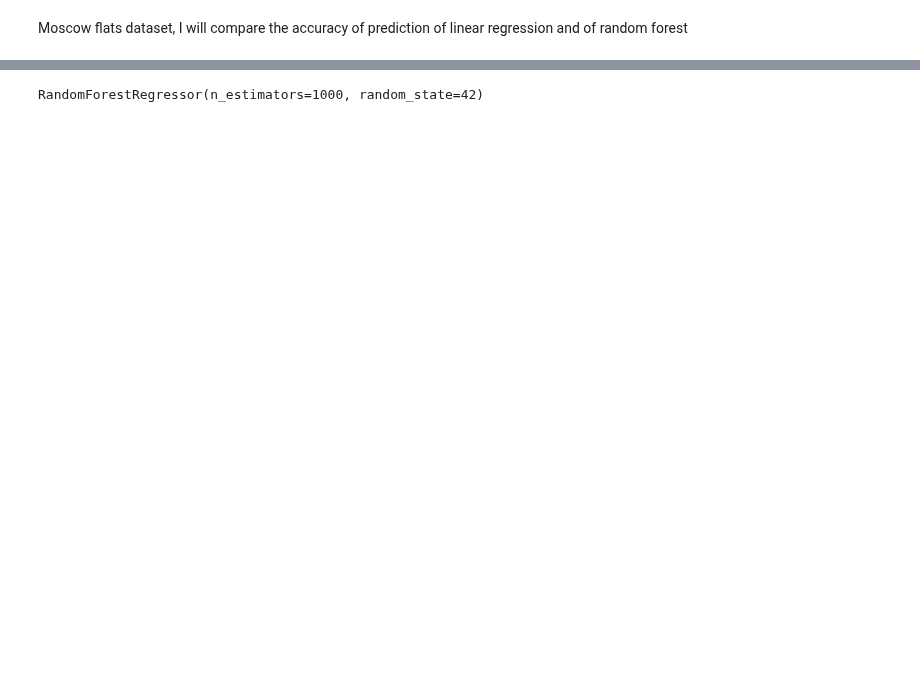
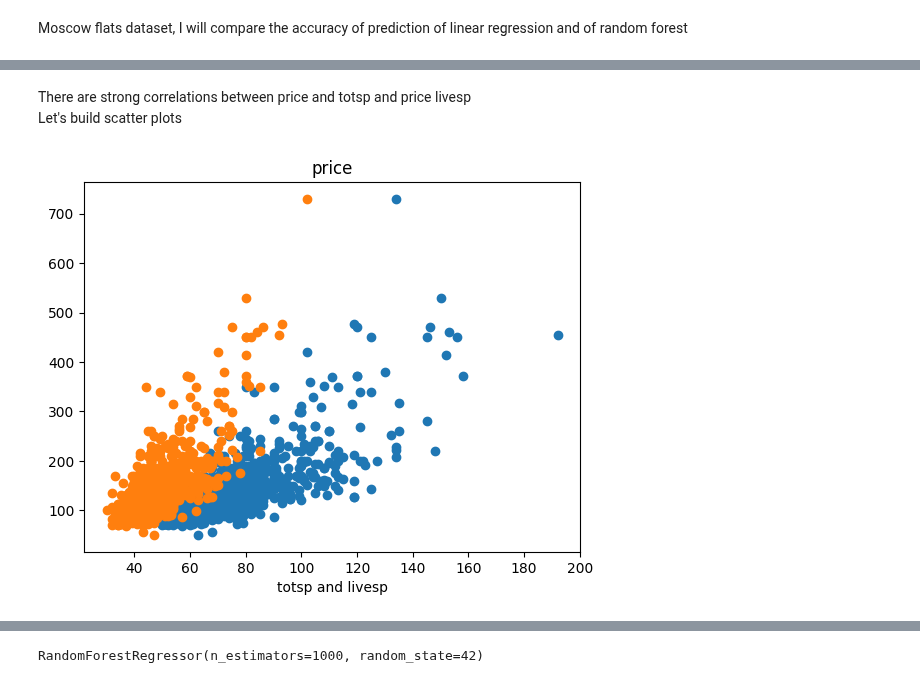
Before and after one commit to MathewShuvarikov/Python_and_R, a Jupyter notebook: Random_Forest/Moscow_flats_RF.ipynb, the cells around one changed output, grey strips where cells are left out. Drawn from its saved outputs; the diff is of its cells as text; code cells hidden in the pictures; blank space fills up the shorter version.

```diff
--- a/Random_Forest/Moscow_flats_RF.ipynb
+++ b/Random_Forest/Moscow_flats_RF.ipynb
@@ -55,0 +72,12 @@ test = df.drop(train.index)
+# %% [markdown]
+There are strong correlations between price and totsp and price livesp
+Let's build scatter plots
+# %%
+# scatter plot, totsp - blue, livesp - orange
+plt.scatter(x=train.totsp, y=train.price)
+plt.scatter(x=train.livesp, y=train.price)
+plt.title("price")
+plt.xlabel("totsp and livesp")
+plt.show()
+# %% [output]
+[figure, added]
```
Also changed, not shown: parts of 12 cells of this notebook.
